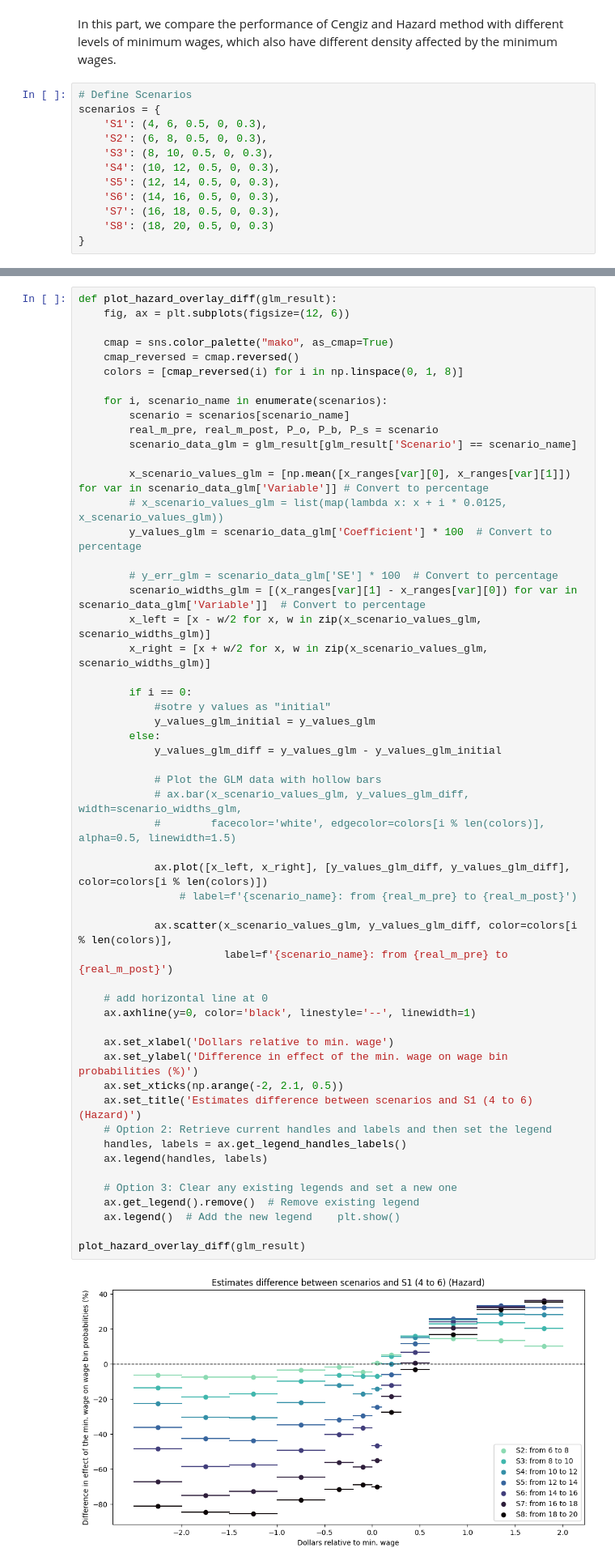
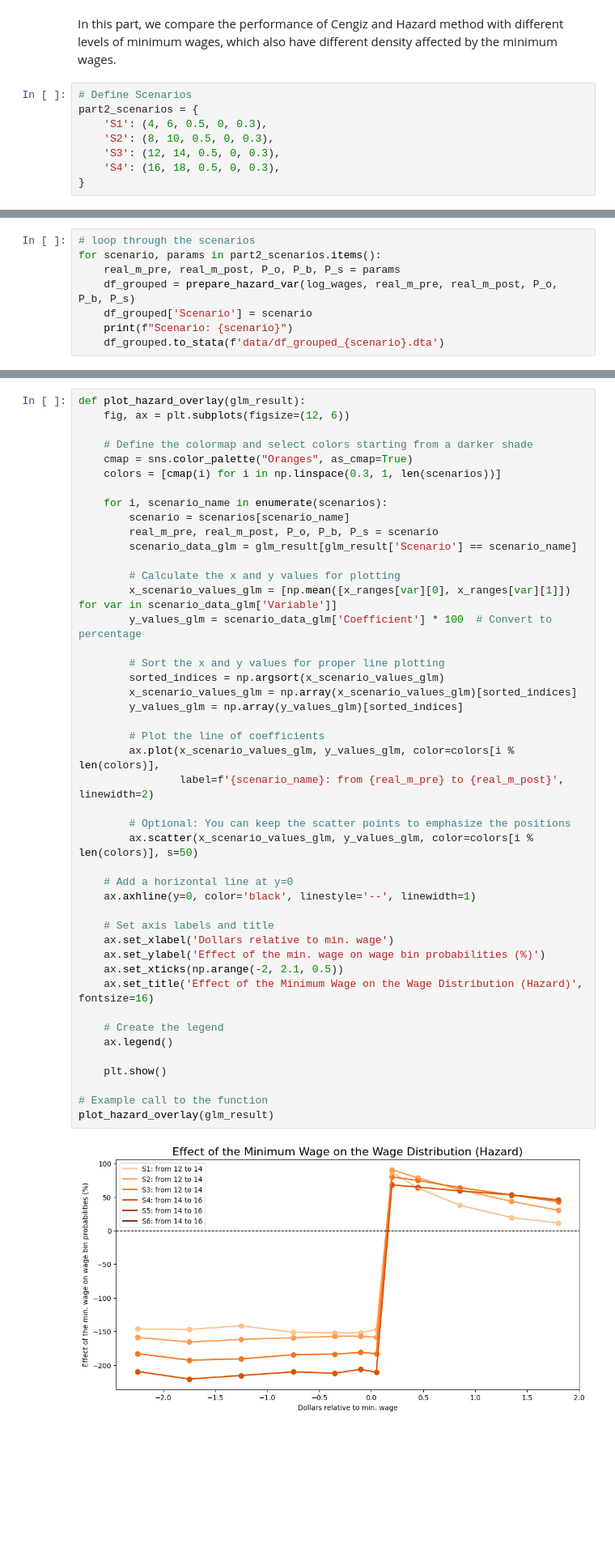
Before and after one commit to boyuchen21/minimum_wage, a Jupyter notebook: codes/compare_estimators.ipynb, the cells around one changed output, grey strips where cells are left out. Shown at 81% size. Cells and saved outputs as stored; diff of their text form; blank space fills up the shorter version.

```diff
--- a/codes/compare_estimators.ipynb
+++ b/codes/compare_estimators.ipynb
@@ -625,14 +780,10 @@ plt.show()
 In this part, we compare the performance of Cengiz and Hazard method with different levels of minimum wages, which also have different density affected by the minimum wages.
 # %%
 # Define Scenarios
-scenarios = {
+part2_scenarios = {
     'S1': (4, 6, 0.5, 0, 0.3),
-    'S2': (6, 8, 0.5, 0, 0.3),
-    'S3': (8, 10, 0.5, 0, 0.3),
-    'S4': (10, 12, 0.5, 0, 0.3),
-    'S5': (12, 14, 0.5, 0, 0.3),
-    'S6': (14, 16, 0.5, 0, 0.3),
-    'S7': (16, 18, 0.5, 0, 0.3),
-    'S8': (18, 20, 0.5, 0, 0.3)
+    'S2': (8, 10, 0.5, 0, 0.3),
+    'S3': (12, 14, 0.5, 0, 0.3),
+    'S4': (16, 18, 0.5, 0, 0.3),
 }
 # %%
@@ -762,0 +840,8 @@ plot_cengiz_fe_overlay(log_wages, scenarios)
+# %%
+# loop through the scenarios
+for scenario, params in part2_scenarios.items():
+    real_m_pre, real_m_post, P_o, P_b, P_s = params
+    df_grouped = prepare_hazard_var(log_wages, real_m_pre, real_m_post, P_o, P_b, P_s)
+    df_grouped['Scenario'] = scenario
+    print(f"Scenario: {scenario}")
+    df_grouped.to_stata(f'data/df_grouped_{scenario}.dta')
@@ -763,56 +904,47 @@ plot_cengiz_fe_overlay(log_wages, scenarios)
 # %%
-def plot_hazard_overlay_diff(glm_result):
+def plot_hazard_overlay(glm_result):
     fig, ax = plt.subplots(figsize=(12, 6))
 
-    cmap = sns.color_palette("mako", as_cmap=True)
-    cmap_reversed = cmap.reversed()
-    colors = [cmap_reversed(i) for i in np.linspace(0, 1, 8)]
+    # Define the colormap and select colors starting from a darker shade
+    cmap = sns.color_palette("Oranges", as_cmap=True)
+    colors = [cmap(i) for i in np.linspace(0.3, 1, len(scenarios))]
 
     for i, scenario_name in enumerate(scenarios):
         scenario = scenarios[scenario_name]
         real_m_pre, real_m_post, P_o, P_b, P_s = scenario
         scenario_data_glm = glm_result[glm_result['Scenario'] == scenario_name]
 
-        x_scenario_values_glm = [np.mean([x_ranges[var][0], x_ranges[var][1]]) for var in scenario_data_glm['Variable']] # Convert to percentage
-        # x_scenario_values_glm = list(map(lambda x: x + i * 0.0125, x_scenario_values_glm))
+        # Calculate the x and y values for plotting
+        x_scenario_values_glm = [np.mean([x_ranges[var][0], x_ranges[var][1]]) for var in scenario_data_glm['Variable']]
         y_values_glm = scenario_data_glm['Coefficient'] * 100  # Convert to percentage
 
-        # y_err_glm = scenario_data_glm['SE'] * 100  # Convert to percentage
-        scenario_widths_glm = [(x_ranges[var][1] - x_ranges[var][0]) for var in scenario_data_glm['Variable']]  # Convert to percentage
-        x_left = [x - w/2 for x, w in zip(x_scenario_values_glm, scenario_widths_glm)]
-        x_right = [x + w/2 for x, w in zip(x_scenario_values_glm, scenario_widths_glm)]
+        # Sort the x and y values for proper line plotting
+        sorted_indices = np.argsort(x_scenario_values_glm)
+        x_scenario_values_glm = np.array(x_scenario_values_glm)[sorted_indices]
+        y_values_glm = np.array(y_values_glm)[sorted_indices]
 
-        if i == 0:
-            #sotre y values as "initial"
-            y_values_glm_initial = y_values_glm
-        else:
-            y_values_glm_diff = y_values_glm - y_values_glm_initial
+        # Plot the line of coefficients
+        ax.plot(x_scenario_values_glm, y_values_glm, color=colors[i % len(colors)],
+                label=f'{scenario_name}: from {real_m_pre} to {real_m_post}', linewidth=2)
 
-            # Plot the GLM data with hollow bars
-            # ax.bar(x_scenario_values_glm, y_values_glm_diff, width=scenario_widths_glm,
-            #        facecolor='white', edgecolor=colors[i % len(colors)], alpha=0.5, linewidth=1.5)
+        # Optional: You can keep the scatter points to emphasize the positions
+        ax.scatter(x_scenario_values_glm, y_values_glm, color=colors[i % len(colors)], s=50)
 
-            ax.plot([x_left, x_right], [y_values_glm_diff, y_values_glm_diff], color=colors[i % len(colors)])
-                # label=f'{scenario_name}: from {real_m_pre} to {real_m_post}')
-
-            ax.scatter(x_scenario_values_glm, y_values_glm_diff, color=colors[i % len(colors)],
-                       label=f'{scenario_name}: from {real_m_pre} to {real_m_post}')
-
-    # add horizontal line at 0
+    # Add a horizontal line at y=0
     ax.axhline(y=0, color='black', linestyle='--', linewidth=1)
 
+    # Set axis labels and title
     ax.set_xlabel('Dollars relative to min. wage')
-    ax.set_ylabel('Difference in effect of the min. wage on wage bin probabilities (%)')
+    ax.set_ylabel('Effect of the min. wage on wage bin probabilities (%)')
     ax.set_xticks(np.arange(-2, 2.1, 0.5))
-    ax.set_title('Estimates difference between scenarios and S1 (4 to 6) (Hazard)')
-    # Option 2: Retrieve current handles and labels and then set the legend
-    handles, labels = ax.get_legend_handles_labels()
-    ax.legend(handles, labels)
+    ax.set_title('Effect of the Minimum Wage on the Wage Distribution (Hazard)', fontsize=16)
 
-    # Option 3: Clear any existing legends and set a new one
-    ax.get_legend().remove()  # Remove existing legend
-    ax.legend()  # Add the new legend    plt.show()
+    # Create the legend
+    ax.legend()
 
-plot_hazard_overlay_diff(glm_result)
+    plt.show()
+
+# Example call to the function
+plot_hazard_overlay(glm_result)
 # %% [output]
-[figure, old version]
+[figure, new version]
```
Also changed, not shown: parts of 22 cells of this notebook, 6 other files.
